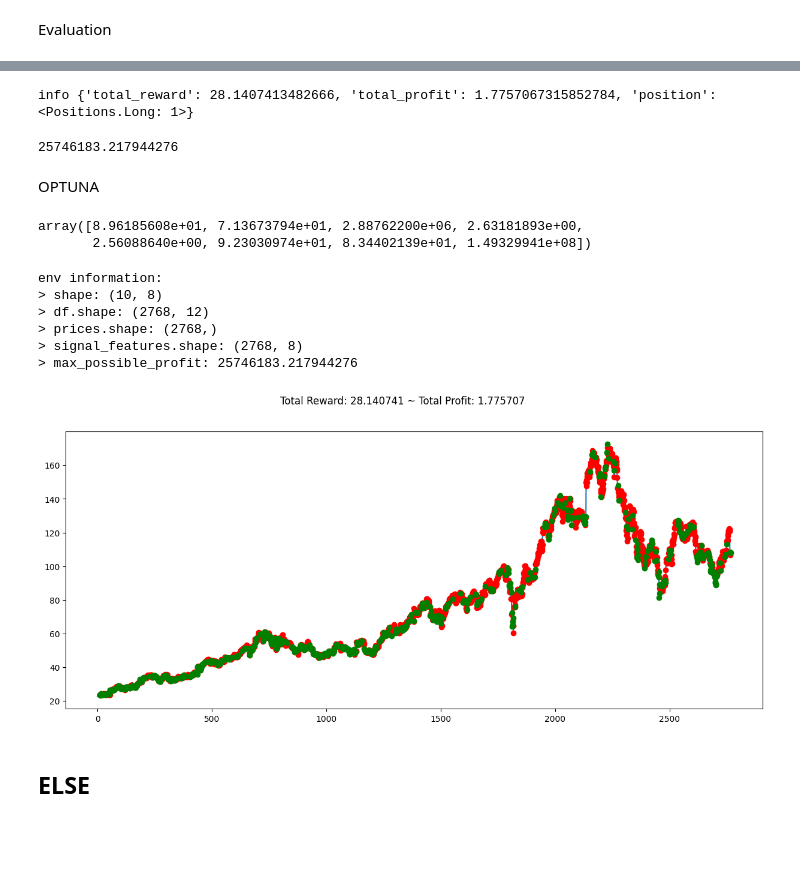
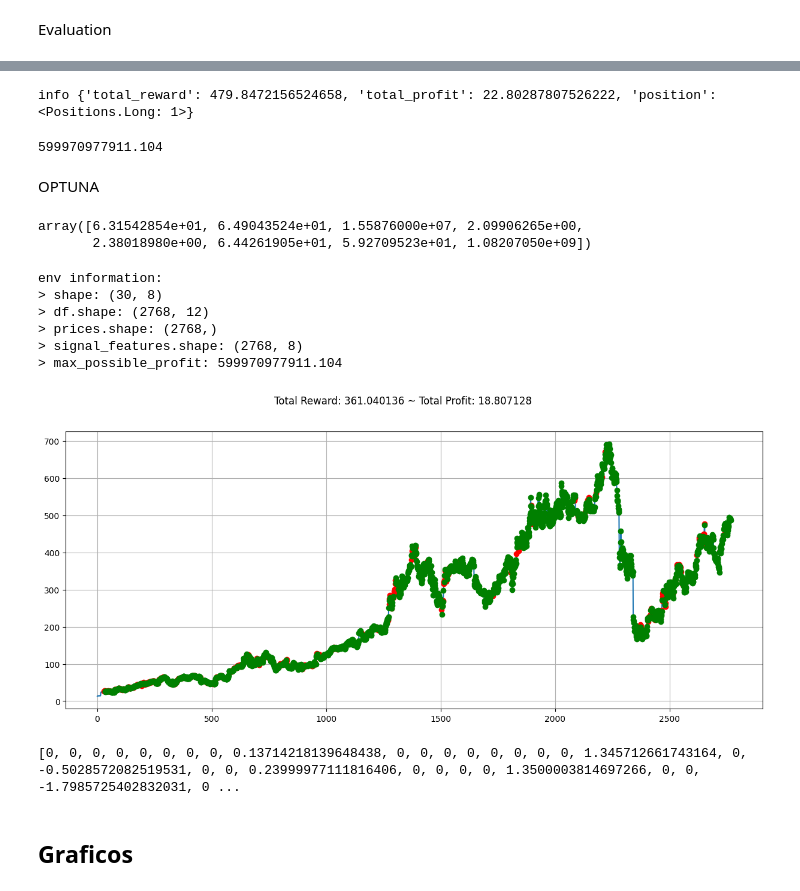
Before and after one commit to pierouc/Mem-ind, a Jupyter notebook: RL del gran pisky.ipynb, the cells around one changed output, grey strips where cells are left out. Drawn from its saved outputs; the diff is of its cells as text; code cells hidden in the pictures; blank space fills up the shorter version.

Commit message:
RL models added and check performance

```diff
--- a/RL del gran pisky.ipynb
+++ b/RL del gran pisky.ipynb
@@ -221,6 +250,10 @@ model.save('RL_del_gran_pisky_model_callback.h5')
 # %% [markdown]
 Evaluation
 # %%
+from stable_baselines3.common.evaluation import evaluate_policy
 #load model
 from stable_baselines3 import A2C
-model = A2C.load('RL_del_gran_pisky_model_callback.h5')
+env_test = DummyVecEnv([lambda: env])
+model = A2C.load('./logs_v2/best_model.zip')
+mean_reward_trained = evaluate_policy(model, env_test, n_eval_episodes=10)
+mean_reward_trained
@@ -227,6 +271,6 @@ model = A2C.load('RL_del_gran_pisky_model_callback.h5')
 # %%
 
-data = yf.download('NKE', start='2012-01-01', end= '2024-01-01',interval="1d")
+data = yf.download('NFLX', start='2012-01-01', end= '2024-01-01',interval="1d")
 prices = np.array(data['Adj Close'].values) #Adj Close prices
 dates = np.array(data.index.values).astype('datetime64[ns]') #Dates
 data['rsi'] = TA.RSI(data,14,column='adj close') #Relative Strength Index (RSI)
@@ -260,7 +304,7 @@ data
 # %%
 from gym_anytrading.envs import Actions
 
-env_test = customEnv(df=data, window_size=10, frame_bound=(10,len(data)))
+env_test = customEnv(df=data, window_size=30, frame_bound=(30,len(data)))
 
 obs,_ = env_test.reset(seed=42)
 env_test.trade_fee_ask_percent = 0
@@ -300,23 +344,24 @@ while True:
     obs, rewards,_ , done, info= env_test.step(action)
 
 
+
     r.append(rewards)
     if done:
         print("info",info)
         break
 # %% [output]
-info {'total_reward': 28.1407413482666, 'total_profit': 1.7757067315852784, 'position': <Positions.Long: 1>}
+info {'total_reward': 479.8472156524658, 'total_profit': 22.80287807526222, 'position': <Positions.Long: 1>}
 # %%
 env_test.max_possible_profit()
 # %% [output]
-25746183.217944276
+599970977911.104
 # %% [markdown]
 OPTUNA
 # %%
 env_test.signal_features[env_test._current_tick] #obtener los valores del dia que se va a predecir
 # %% [output]
-array([8.96185608e+01, 7.13673794e+01, 2.88762200e+06, 2.63181893e+00,
-       2.56088640e+00, 9.23030974e+01, 8.34402139e+01, 1.49329941e+08])
+array([6.31542854e+01, 6.49043524e+01, 1.55876000e+07, 2.09906265e+00,
+       2.38018980e+00, 6.44261905e+01, 5.92709523e+01, 1.08207050e+09])
 # %%
 print("env information:")
 print("> shape:", env_test.unwrapped.shape)
@@ -326,18 +371,23 @@ print("> signal_features.shape:", env_test.unwrapped.signal_features.shape)
 print("> max_possible_profit:", env_test.unwrapped.max_possible_profit())
 # %% [output]
 env information:
-> shape: (10, 8)
+> shape: (30, 8)
 > df.shape: (2768, 12)
 > prices.shape: (2768,)
 > signal_features.shape: (2768, 8)
-> max_possible_profit: 25746183.217944276
+> max_possible_profit: 599970977911.104
 # %%
 import matplotlib.pyplot as plt
 plt.figure(figsize=(15,6))
 plt.cla()
 env_test.render_all()
+plt.grid()
 plt.show()
 # %% [output]
-[figure, old version]
+[figure, new version]
+# %%
+print(r)
+# %% [output]
+[0, 0, 0, 0, 0, 0, 0, 0, 0.13714218139648438, 0, 0, 0, 0, 0, 0, 0, 0, 1.345712661743164, 0, -0.5028572082519531, 0, 0, 0.23999977111816406, 0, 0, 0, 0, 1.3500003814697266, 0, 0, -1.7985725402832031, 0 ...
 # %% [markdown]
-## ELSE
+## Graficos
```
Also changed, not shown: parts of 12 cells of this notebook, 8 other files.
